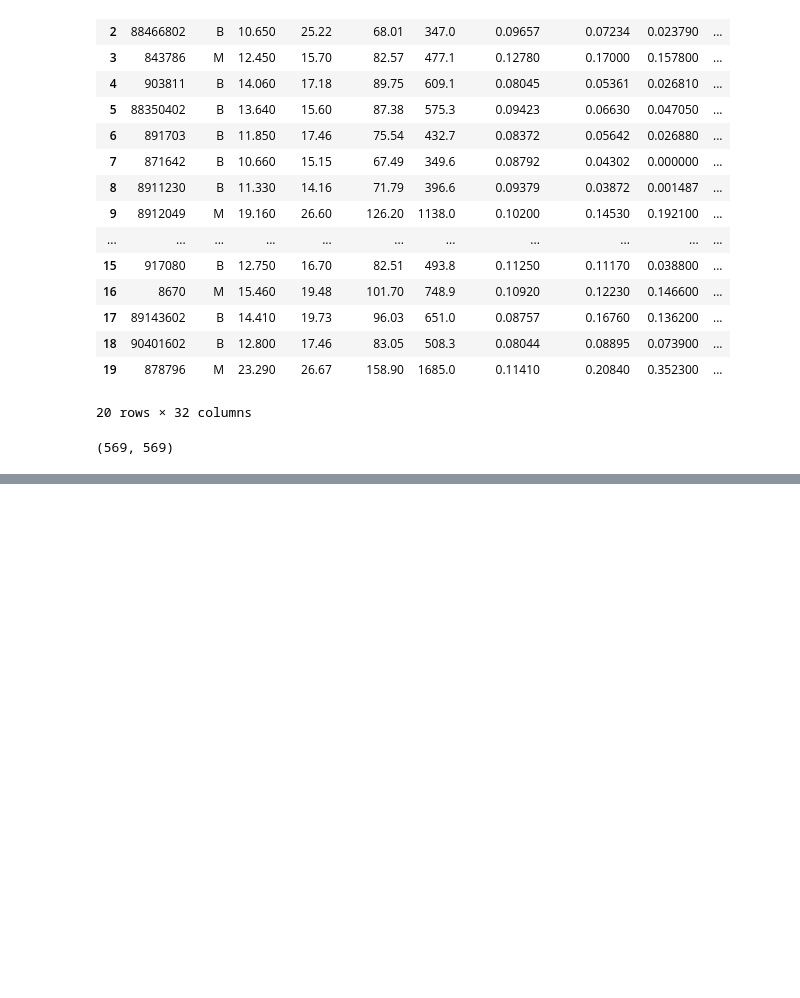
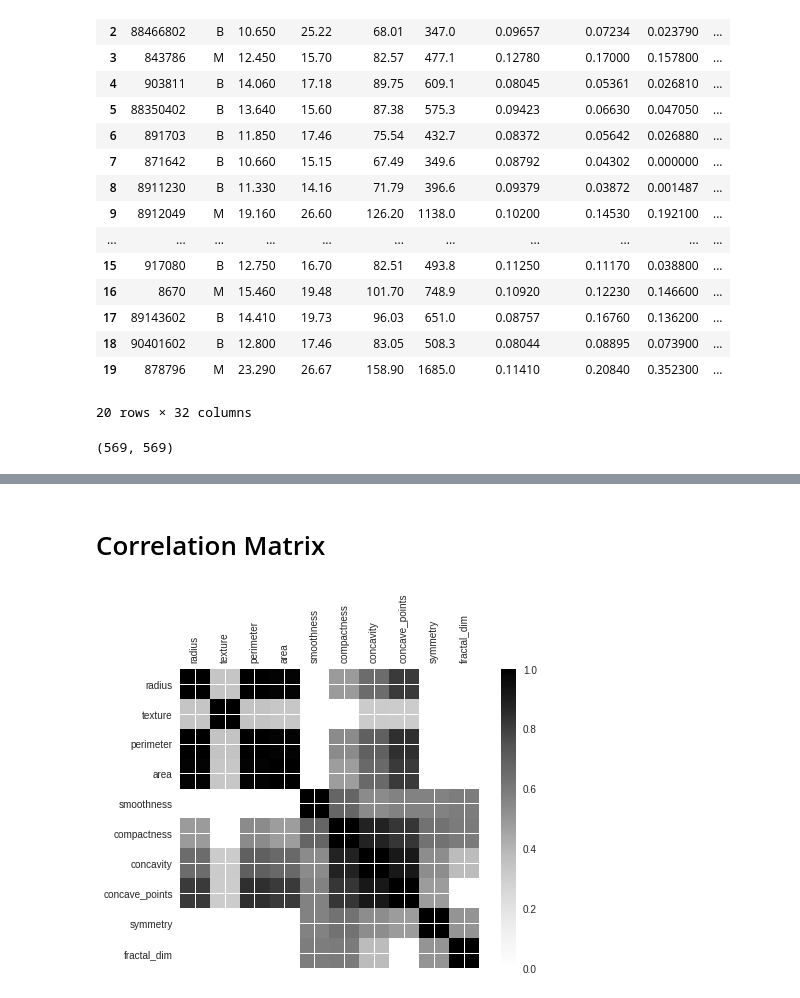
Before and after one commit to Hodapp87/yazabi-xgb-skill-test, a Jupyter notebook: xgboost mini-project scratch.ipynb, the cells around one changed output, grey strips where cells are left out. Drawn from its saved outputs; the diff is of its cells as text; code cells hidden in the pictures; blank space fills up the shorter version.

```diff
--- a/xgboost mini-project scratch.ipynb
+++ b/xgboost mini-project scratch.ipynb
@@ -74,0 +120,14 @@ len(both.ID), len(both.ID.unique())
+# %%
+num_cols = ["radius", "texture", "perimeter", "area",
+            "smoothness", "compactness", "concavity", "concave_points",
+            "symmetry", "fractal_dim"]
+X_num = train_X[num_cols]
+skewness = pd.DataFrame().\
+    assign(
+        Feature = num_cols,
+        Skewness = scipy.stats.skew(X_num),
+        Kurtosis = scipy.stats.kurtosis(X_num),
+        SkewTest = scipy.stats.skewtest(X_num).pvalue,
+        KurtosisTest = scipy.stats.kurtosistest(X_num).pvalue,
+    )
+skewness[skewness.SkewTest < 0.05].sort_values("Skewness")
@@ -74,0 +146,31 @@ len(both.ID), len(both.ID.unique())
+# %% [markdown]
+# Correlation Matrix
+# %%
+# df = dataframe
+# cols = column names in said dataframe (needed for labels)
+# threshold = optional threshold to force lower correlations to 0
+# size = optional figure size passed to plt.figure
+def plot_correlations(df, cols, threshold=0, size=None):
+    # Adapted from Yazabi Python Data Preprocessing Walkthrough
+    corrs = df.loc[:,cols].corr()
+    if threshold > 0:
+        corrs[:] = np.where(abs(corrs) < threshold, 0, corrs)
+    if size:
+        fig = plt.figure(figsize=size)
+    else:
+        fig = plt.figure()
+    ax = fig.add_subplot(111)
+    cax = ax.matshow(corrs)
+    #add a colorbar legend
+    fig.colorbar(cax)
+    #rotate the x-axis labels so they don't overlap
+    ax.set_xticklabels(cols, rotation=90)
+    ax.set_yticklabels(cols)
+    #we have to force the plot to show us all labels, because it won't by default
+    plt.xticks(np.arange(0,len(cols), 1.0))
+    plt.yticks(np.arange(0,len(cols), 1.0))
+    plt.show()
+# %%
+plot_correlations(train_X, num_cols, 0.3)
+# %% [output]
+[figure, added]
```
Also changed, not shown: parts of 17 cells of this notebook, 1 other file.
